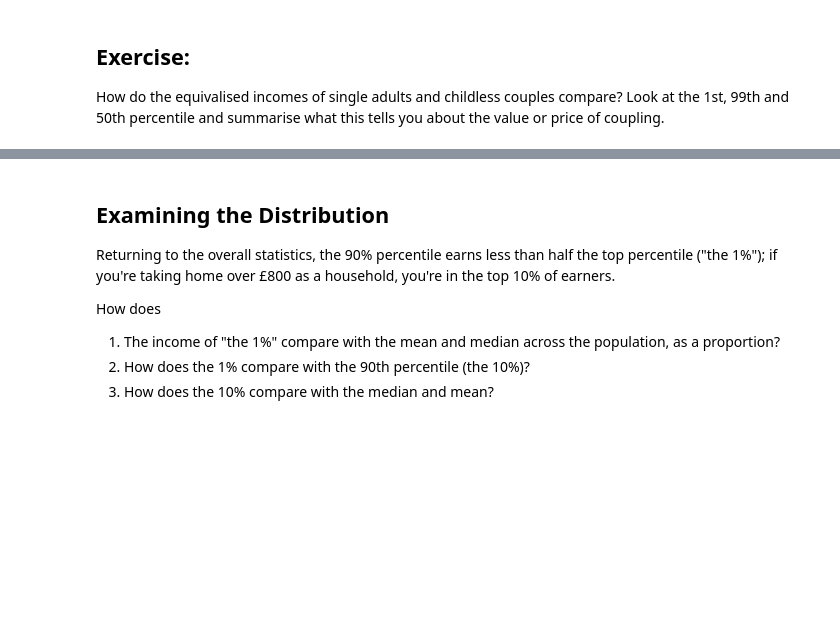
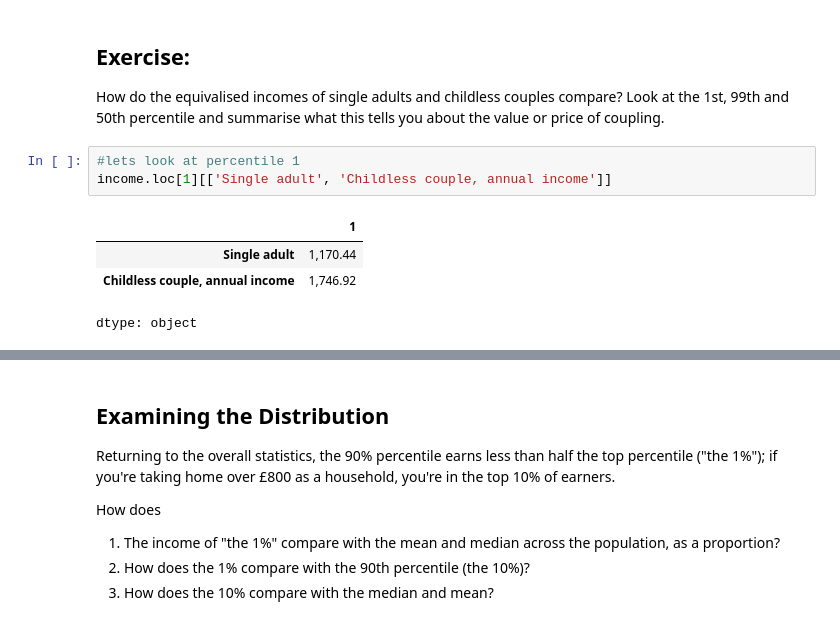
Before and after one commit to isabellajamieson/QM2, a Jupyter notebook: W2_Working_with_Data_in_Pandas.ipynb, the cells around one changed output, grey strips where cells are left out. Cells and saved outputs as stored; diff of their text form; blank space fills up the shorter version.

```diff
--- a/W2_Working_with_Data_in_Pandas.ipynb
+++ b/W2_Working_with_Data_in_Pandas.ipynb
@@ -183,3 +186,11 @@ So, to recap, we can now access a particular **row** using *loc[index number]*,
 ## Exercise:
 
 How do the equivalised incomes of single adults and childless couples compare? Look at the 1st, 99th and 50th percentile and summarise what this tells you about the value or price of coupling.
+# %%
+#lets look at percentile 1
+income.loc[1][['Single adult', 'Childless couple, annual income']]
+# %% [output]
+|  | 1 |
+| Single adult | 1,170.44 |
+| Childless couple, annual income | 1,746.92 |
+dtype: object
```
Also changed, not shown: parts of 14 cells of this notebook.
